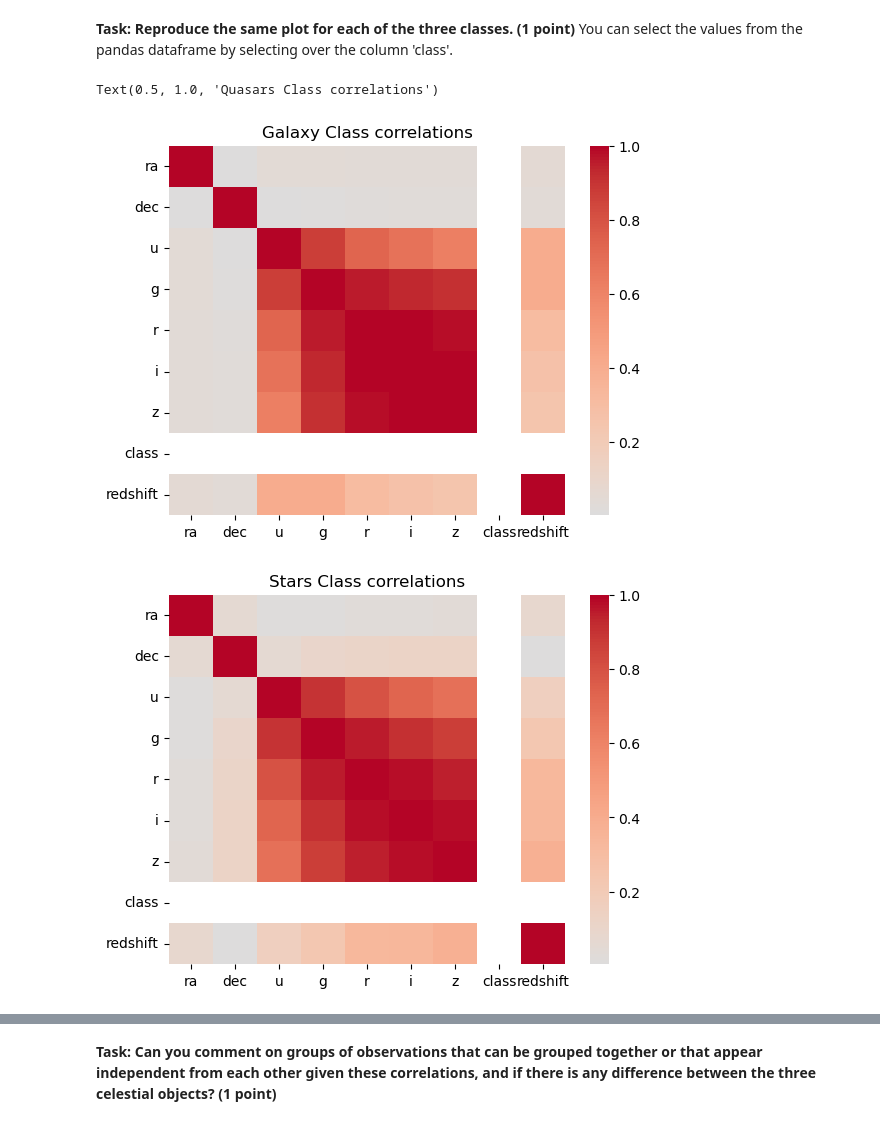
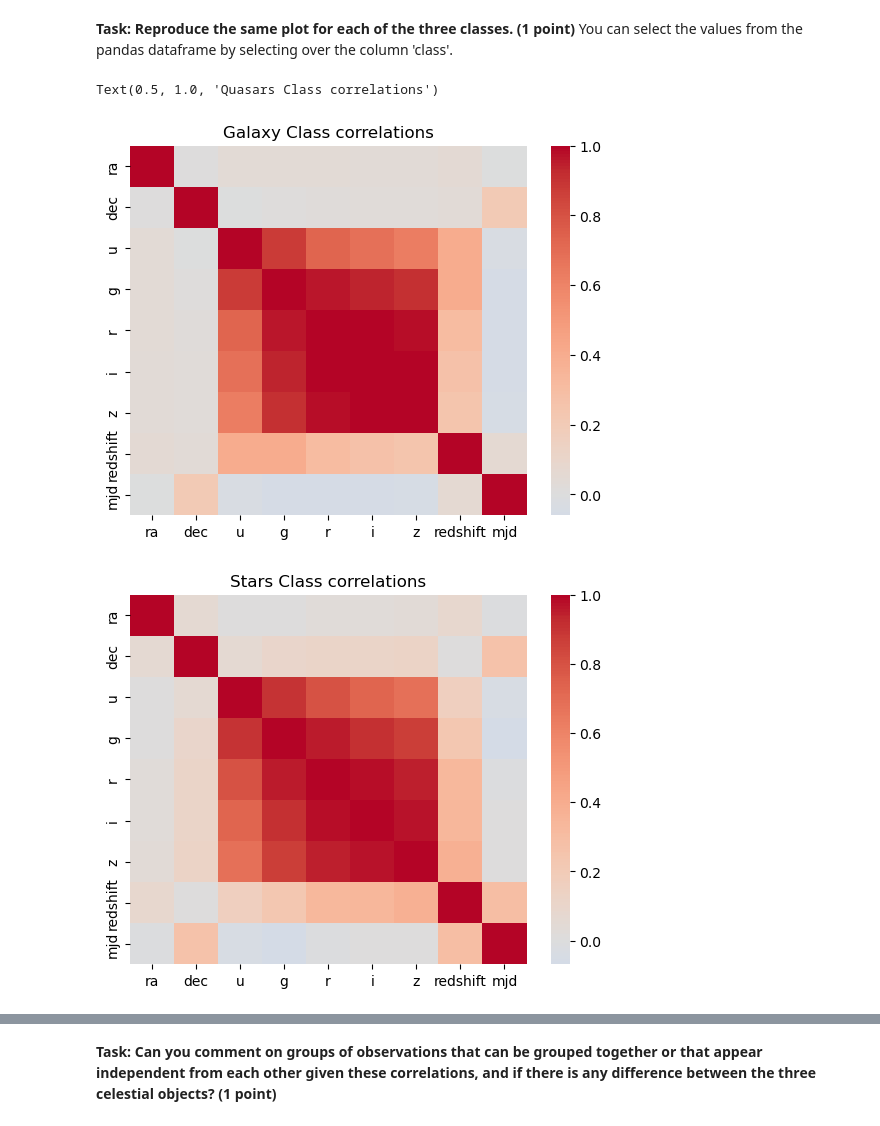
Before and after one commit to UW-ESS-DS/MLGeo_2022_dpsprink, a Jupyter notebook: Homeworks/Parker_HW7.ipynb, the cells around one changed output, grey strips where cells are left out. Drawn from its saved outputs; the diff is of its cells as text; code cells hidden in the pictures.

```diff
--- a/Homeworks/Parker_HW7.ipynb
+++ b/Homeworks/Parker_HW7.ipynb
@@ -165,7 +165,7 @@ Source: http://www.sdss3.org/dr9/imaging/imaging_basics.php
 **Task: Drop these columns in the pandas dataframe. (1 point)**
 # %%
 # answer
-sdss_df.drop(['objid','specobjid','run','rerun','camcol','field','plate','mjd','fiberid'],axis = 1, inplace=True)
+sdss_df.drop(['objid','specobjid','run','rerun','camcol','field','plate','fiberid'],axis = 1, inplace=True)
 # %% [markdown]
 Find our how many examples there are, how many attributes or feature, and the type of class.
 # %%
@@ -221,18 +221,18 @@ You can select the values from the pandas dataframe by selecting over the column
 # %%
 # make the same plot for Galaxies
 # "GALAXY" is label 0
 plt.figure()
-sns.heatmap(sdss_df[sdss_df['class']==0].corr(),center=0,cmap='coolwarm')
+sns.heatmap(sdss_df[sdss_df['class']==0].drop('class', axis=1).corr(),center=0,cmap='coolwarm')
 plt.title('Galaxy Class correlations')
 # Make the same plot for Stars (label 1)
 plt.figure()
-sns.heatmap(sdss_df[sdss_df['class']==1].corr(),center=0,cmap='coolwarm')
+sns.heatmap(sdss_df[sdss_df['class']==1].drop('class', axis=1).corr(),center=0,cmap='coolwarm')
 plt.title('Stars Class correlations')
 # make the same plots for quasars (label 2)
 plt.figure()
-sns.heatmap(sdss_df[sdss_df['class']==2].corr(),center=0,cmap='coolwarm')
+sns.heatmap(sdss_df[sdss_df['class']==2].drop('class', axis=1).corr(),center=0,cmap='coolwarm')
 plt.title('Quasars Class correlations')
 # %% [output]
 Text(0.5, 1.0, 'Quasars Class correlations')
-[figure, old version]
+[figure, new version]
-[figure, old version]
+[figure, new version]
```
Also changed, not shown: parts of 31 cells of this notebook.
